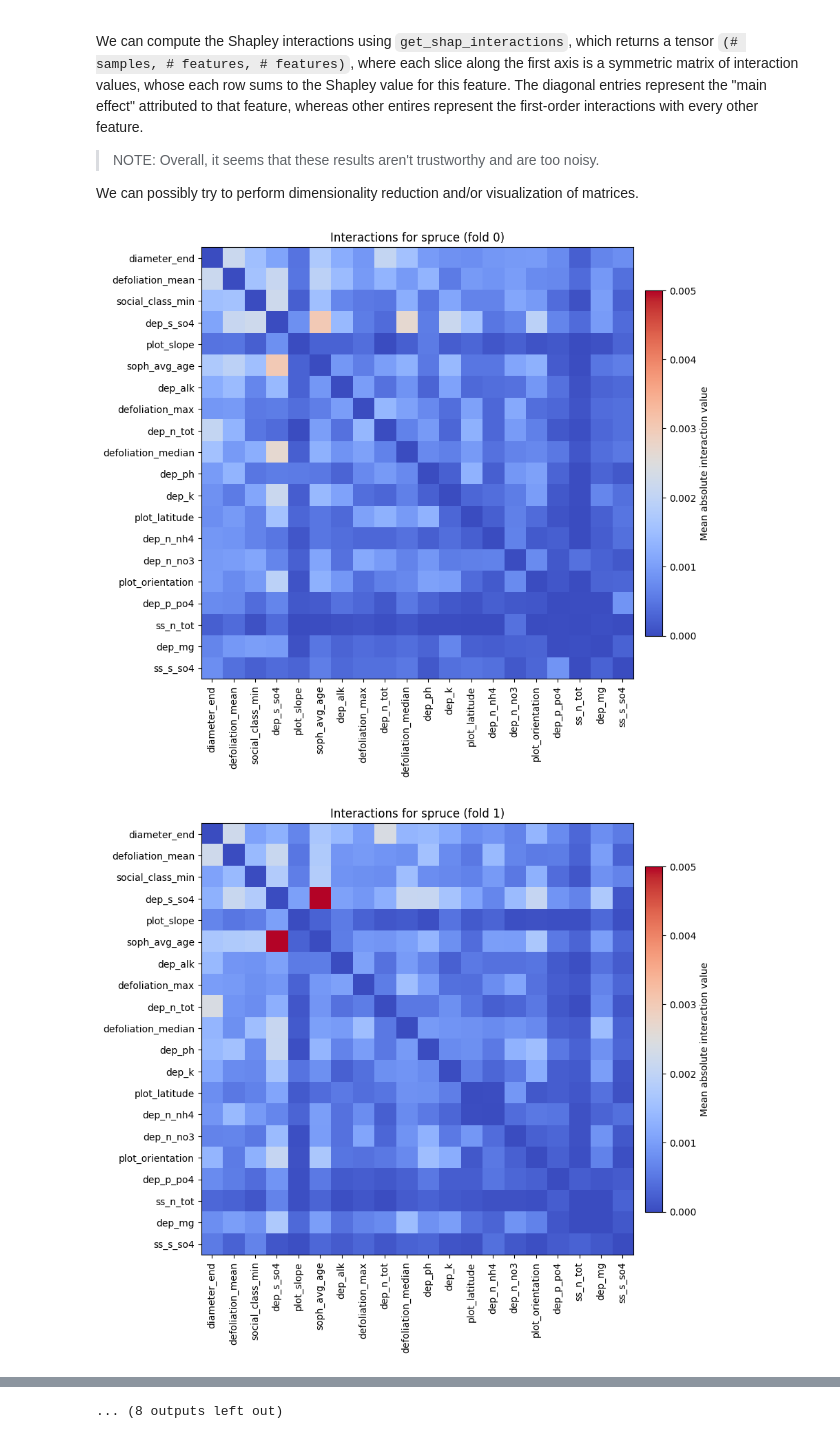
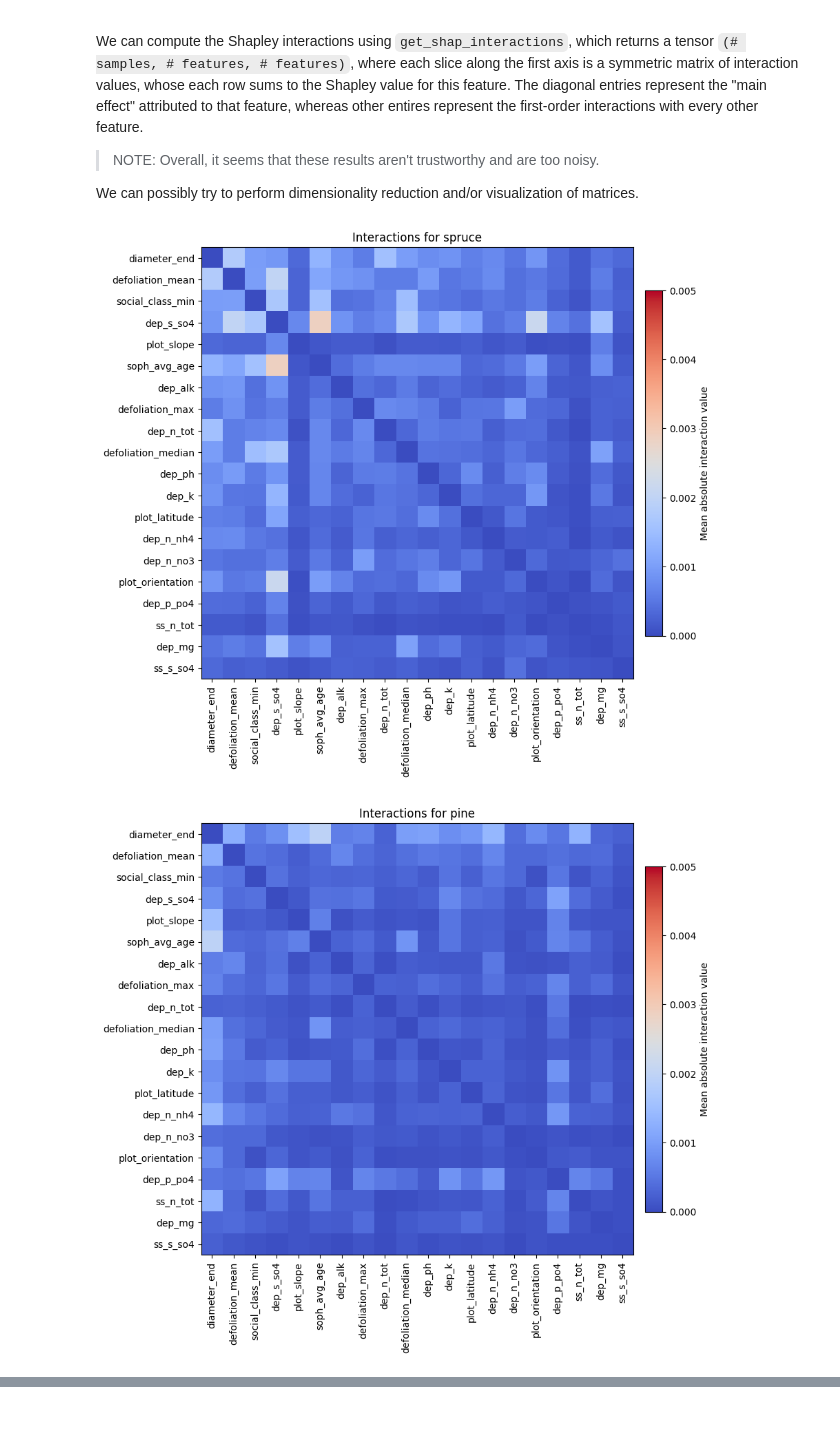
Before and after one commit to simlab-vs/icp-forest-xai, a Jupyter notebook: modeling.ipynb, the cells around one changed output, grey strips where cells are left out. Cells and saved outputs as stored; diff of their text form; code cells hidden in the pictures.

Commit message:
Add more results for paper

```diff
--- a/modeling.ipynb
+++ b/modeling.ipynb
@@ -12,7 +46,7 @@ import polars as pl
 group_col = "tree_id"
 all_species = ["spruce", "pine", "beech", "oak"]
 
-all_results = {}
+all_results: dict[str, ExperimentResults] = {}
 
 for species in all_species:
     best_params, best_value = optimize_hyperparameters(species, group_col=group_col)
@@ -335,5 +402,5 @@ sns.catplot(
 # %%
-species = "beech"
+species = "spruce"
 
 results = all_results[species]
 
@@ -353,31 +420,27 @@ We can possibly try to perform dimensionality reduction and/or visualization of
 # %%
 from explain import plot_interaction_matrix
 
-top_n_features = top_features = (
+top_n_features = (
     feature_importances.select("feature", "importance")
     .unique()
     .sort("importance", descending=True)
     .head(20)["feature"]
     .to_list()
 )
 
 # Loop over the species
 for species in all_species:
     results = all_results[species]
 
-    # Loop over the folds
-    for fold in range(5):
-        # Plot the mean absolute interaction values for the selected feature as a heatmap
-        plt.figure(figsize=(10, 8))
-        ax = plt.gca()
+    # Plot the mean absolute interaction values for the selected feature as a heatmap
+    plt.figure(figsize=(10, 8))
+    ax = plt.gca()
 
-        interactions = plot_interaction_matrix(
-            results, fold, top_n=top_n_features, ax=ax
-        )
-        plt.tight_layout()
-        plt.title(f"Interactions for {species} (fold {fold})")
+    interactions = plot_interaction_matrix(results, top_n=top_n_features, ax=ax)
+    plt.tight_layout()
+    plt.title(f"Interactions for {species}")
 
-        plt.savefig(f"figures/{species}-interactions-{fold}.png")
+    plt.savefig(f"figures/{species}-interactions-mean.png")
 # %% [output]
-[figure, old version]
+[figure, new version]
-[figure, old version]
+[figure, new version]
@@ -394 +448,0 @@ for species in all_species:
-... (8 outputs left out)
```
Also changed, not shown: parts of 15 cells of this notebook, 2 other files.
